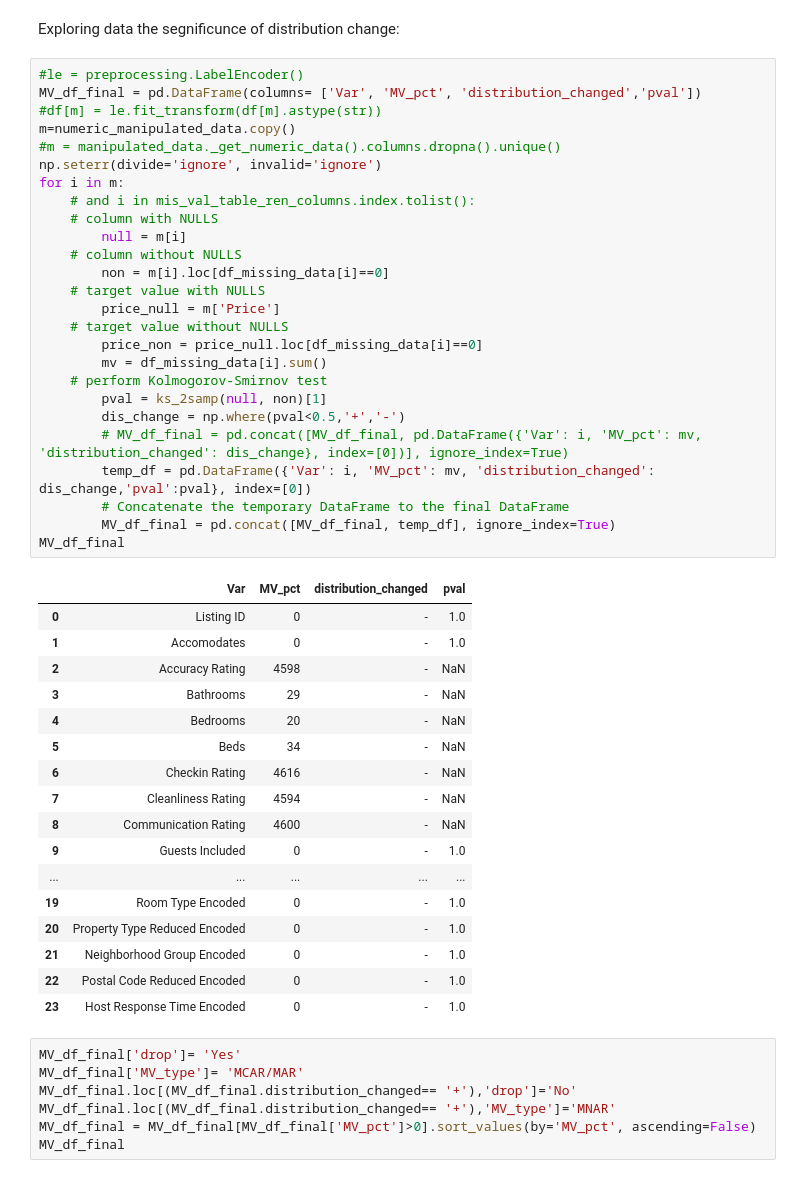
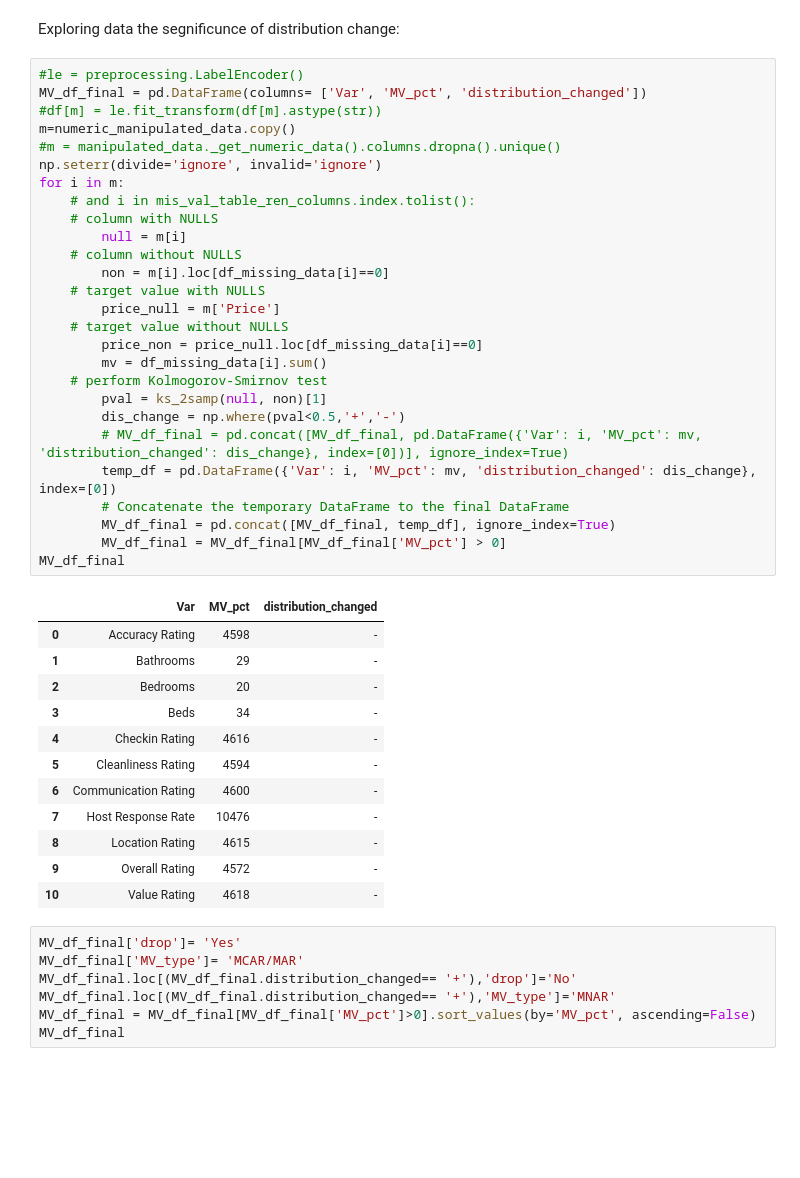
Before and after one commit to hajyhia/Airbnb_Berlin_Price_predic, a Jupyter notebook: Airbnb_Berlin_Price_Pedict_EDA2.ipynb, the cells around one changed output. Drawn from its saved outputs; the diff is of its cells as text; blank space fills up the shorter version.

```diff
--- a/Airbnb_Berlin_Price_Pedict_EDA2.ipynb
+++ b/Airbnb_Berlin_Price_Pedict_EDA2.ipynb
@@ -720,48 +720,44 @@ plt.show()
 Exploring data the segnificunce of distribution change:
 # %%
 #le = preprocessing.LabelEncoder()
-MV_df_final = pd.DataFrame(columns= ['Var', 'MV_pct', 'distribution_changed','pval'])
+MV_df_final = pd.DataFrame(columns= ['Var', 'MV_pct', 'distribution_changed'])
 #df[m] = le.fit_transform(df[m].astype(str))
 m=numeric_manipulated_data.copy()
 #m = manipulated_data._get_numeric_data().columns.dropna().unique()
 np.seterr(divide='ignore', invalid='ignore')
 for i in m:
     # and i in mis_val_table_ren_columns.index.tolist():
     # column with NULLS
         null = m[i]
     # column without NULLS
         non = m[i].loc[df_missing_data[i]==0]
     # target value with NULLS
         price_null = m['Price']
     # target value without NULLS
         price_non = price_null.loc[df_missing_data[i]==0]
         mv = df_missing_data[i].sum()
     # perform Kolmogorov-Smirnov test
         pval = ks_2samp(null, non)[1]
         dis_change = np.where(pval<0.5,'+','-')
         # MV_df_final = pd.concat([MV_df_final, pd.DataFrame({'Var': i, 'MV_pct': mv, 'distribution_changed': dis_change}, index=[0])], ignore_index=True)
-        temp_df = pd.DataFrame({'Var': i, 'MV_pct': mv, 'distribution_changed': dis_change,'pval':pval}, index=[0])
+        temp_df = pd.DataFrame({'Var': i, 'MV_pct': mv, 'distribution_changed': dis_change}, index=[0])
         # Concatenate the temporary DataFrame to the final DataFrame
         MV_df_final = pd.concat([MV_df_final, temp_df], ignore_index=True)
+        MV_df_final = MV_df_final[MV_df_final['MV_pct'] > 0]
 MV_df_final
 # %% [output]
-|  | Var | MV_pct | distribution_changed | pval |
-| 0 | Listing ID | 0 | - | 1.0 |
-| 1 | Accomodates | 0 | - | 1.0 |
-| 2 | Accuracy Rating | 4598 | - | NaN |
-| 3 | Bathrooms | 29 | - | NaN |
-| 4 | Bedrooms | 20 | - | NaN |
-| 5 | Beds | 34 | - | NaN |
-| 6 | Checkin Rating | 4616 | - | NaN |
-| 7 | Cleanliness Rating | 4594 | - | NaN |
-| 8 | Communication Rating | 4600 | - | NaN |
-| 9 | Guests Included | 0 | - | 1.0 |
-| ... | ... | ... | ... | ... |
-| 19 | Room Type Encoded | 0 | - | 1.0 |
-| 20 | Property Type Reduced Encoded | 0 | - | 1.0 |
-| 21 | Neighborhood Group Encoded | 0 | - | 1.0 |
-| 22 | Postal Code Reduced Encoded | 0 | - | 1.0 |
-| 23 | Host Response Time Encoded | 0 | - | 1.0 |
+|  | Var | MV_pct | distribution_changed |
+| 0 | Accuracy Rating | 4598 | - |
+| 1 | Bathrooms | 29 | - |
+| 2 | Bedrooms | 20 | - |
+| 3 | Beds | 34 | - |
+| 4 | Checkin Rating | 4616 | - |
+| 5 | Cleanliness Rating | 4594 | - |
+| 6 | Communication Rating | 4600 | - |
+| 7 | Host Response Rate | 10476 | - |
+| 8 | Location Rating | 4615 | - |
+| 9 | Overall Rating | 4572 | - |
+| 10 | Value Rating | 4618 | - |
 # %%
 MV_df_final['drop']= 'Yes'
 MV_df_final['MV_type']= 'MCAR/MAR'
```
Also changed, not shown: parts of 4 cells of this notebook.
